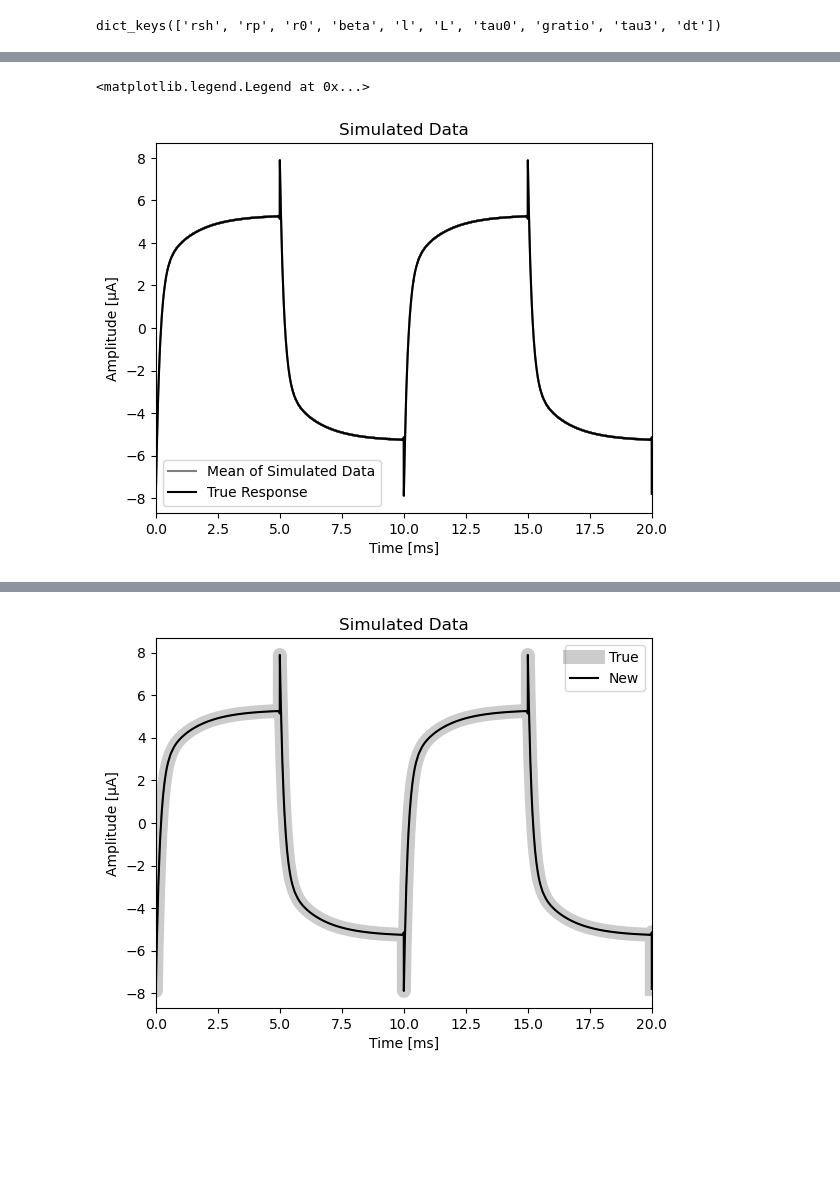
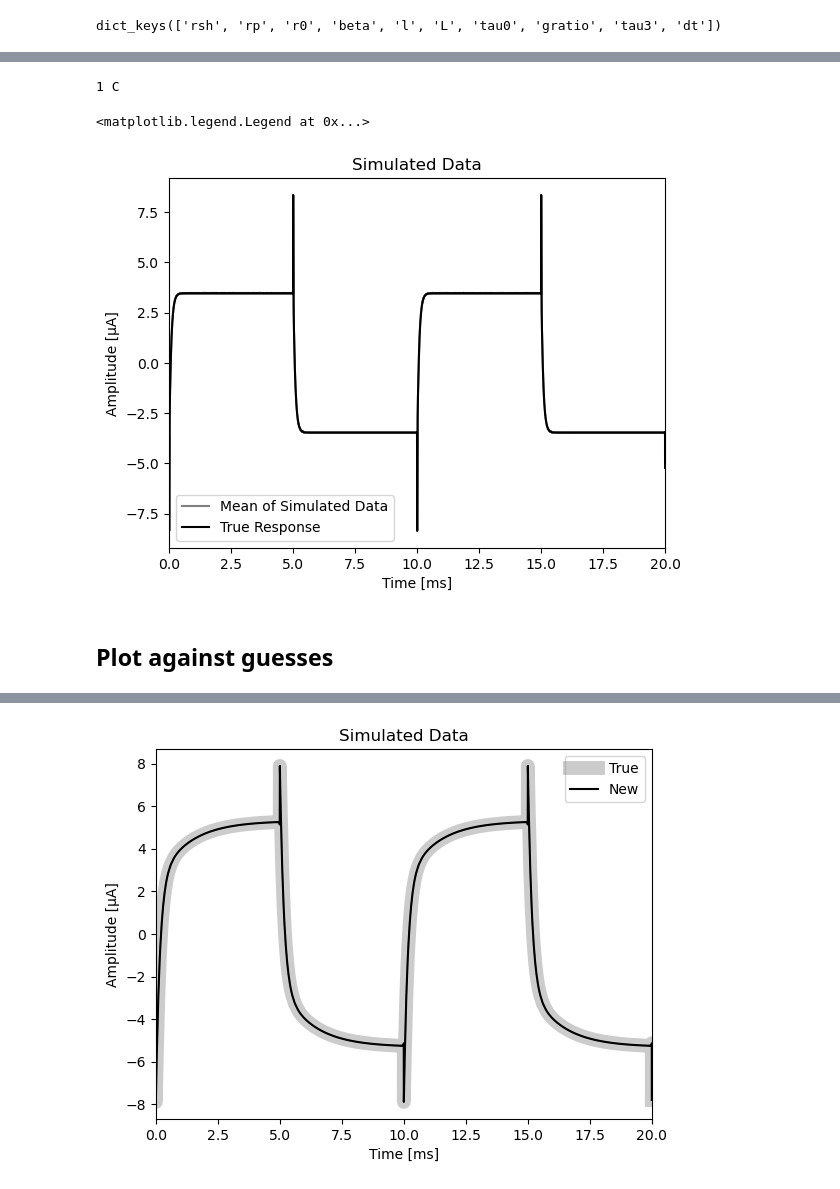
Before and after one commit to tamu-edu/tes_noise, a Jupyter notebook: dIdV.ipynb, the cells around one changed output, grey strips where cells are left out. Cells and saved outputs as stored; diff of their text form; code cells hidden in the pictures; blank space fills up the shorter version.

```diff
--- a/dIdV.ipynb
+++ b/dIdV.ipynb
@@ -476,7 +541,7 @@ INFO: Calculating small signal parameters for 3-poles model
 INFO: Calculating small signal parameters for 3-poles model
 INFO: Calculating small signal parameters for 3-poles model
 # %%
-didvfit['B'].fitresult(3).keys()
+didvfit[channels[0]].fitresult(3).keys()
 # %% [output]
 dict_keys(['lgcfix', 'params_array', 'params', 'cov', 'errors', 'falltimes', 'cost', 'offset', 'offset_err', 'biasparams', 'smallsignalparams', 'ssp_light', 'didv0', 'dpdi0', 'dpdi0_err'])
 # %%
@@ -595,7 +665,7 @@ for c in channels:
     #traces[c] = avg.reshape((10, 10_000)).mean(axis = 0) # amps
     #traces[c] = avg[:10_000]
     #traces[c] = didv(c)[0].reshape((10, 10_000)).mean(axis = 0)
-    traces[c] = didv(c)[:10_000_000].reshape((-1, 10_000)).mean(axis = 0)
+    traces[c] = didv(c)[:,:-4].reshape((-1, 10_000)).mean(axis = 0)
 
     plt.plot(ts*1e3, traces[c]*1e6)
 
@@ -629,7 +699,7 @@ for ax, c in zip(axs.flatten(), channels):
     Vn[c] = of.fft(Vb[c])
 
     #all_traces = didv(c).reshape((-1, 10_000))
-    all_traces = didv(c)[:10_000_000].reshape((-1, 10_000))
+    all_traces = didv(c)[:,:-4].reshape((-1, 10_000))
 
     In = of.fft(all_traces, axis = -1)*all_traces.shape[0]
     Zn[c] = (Vn[c]/In).mean(axis = 0)
@@ -750,7 +820,7 @@ for ax, c in zip(axs.flatten(), channels):
 
     #all_traces = didv(c).reshape((-1, 10_000))
 
-    all_traces = didv(c)[:10_000_000].reshape((-1, 10_000))
+    all_traces = didv(c)[:,:-4].reshape((-1, 10_000))
     In = of.fft(all_traces, axis = -1)*all_traces.shape[0]
     Z = Vn[c]/In
 
@@ -834,40 +905,56 @@ true_params = {
     'rsh': rsh,
     'rp': 0.006,
     'r0': 0.0756,
     'r0_err':0.001,
     'i0': 100e-6,
     'i0_err': 1e-8,
     'beta': 2,
     'l': 10,
     'L': 1e-7,
     'tau0': 500e-6,
     'gratio': 0.5,
     'tau3': 1e-3,
     'dt': 0
 }
 
+fit_params = {
+ 'A': np.float64(0.11568541897870592),
+ 'B': np.float64(0.9384846587918997),
+ 'C': np.float64(-157.2069010657995),
+ 'tau1': np.float64(0.00041223998164367407),
+ 'tau2': np.float64(-2.548637390450984e-06),
+ 'tau3': np.float64(-1.1903936252394476),
+ 'dt': np.float64(0.005005296146991601)}
+
+chan = 'C'
+true_params = didvfit[chan].fitresult(3)['params']
+i = channels.find(chan)
+true_smallsig_params = qp.DIDV._converttotesvalues(true_params, rsh = didv.config['rsh'], r0 = R_ops[i], rp = ivfits.rp[0,i])
+print(i, chan)
+
 n_bins = int(4 * fs / sgfreq)
-noise_amplitude = 1e-7
-rawnoise = np.random.normal(loc=0.0,
-                             scale=noise_amplitude,
-                             size=(300, n_bins))
 
-t = np.arange(rawnoise.shape[-1]) / fs
-didv_response = qp.squarewaveresponse(
-    t, sgamp, sgfreq, true_params, dutycycle=0.5, rsh=rsh
-)
+t = np.arange(n_bins) / fs
+
+didv_response = qp.squarewaveresponse(t, sgamp, sgfreq, true_smallsig_params, dutycycle = 0.5, rsh = rsh)
+
+#true_params = didvfit[chan].fitresult(3)['smallsignalparams']
+
 
 rawtraces = didv_response + rawnoise
 
 fig, ax = plt.subplots()
 ax.plot(t*1e3, rawtraces.mean(axis = 0)*1e6, color = 'gray', label = 'Mean of Simulated Data')
 ax.plot(t*1e3, didv_response * 1e6, color='k', label='True Response')
 
 ax.set_ylabel('Amplitude [μA]')
 ax.set_xlabel('Time [ms]')
 ax.set_title('Simulated Data')
 ax.set_xlim(0, 20)
 ax.legend()
 # %% [output]
-<matplotlib.legend.Legend at 0x...>
+1 C
+<matplotlib.legend.Legend at 0x...>
-[figure, old version]
+[figure, new version]
+# %% [markdown]
+## Plot against guesses ##
```
Also changed, not shown: parts of 44 cells of this notebook.
